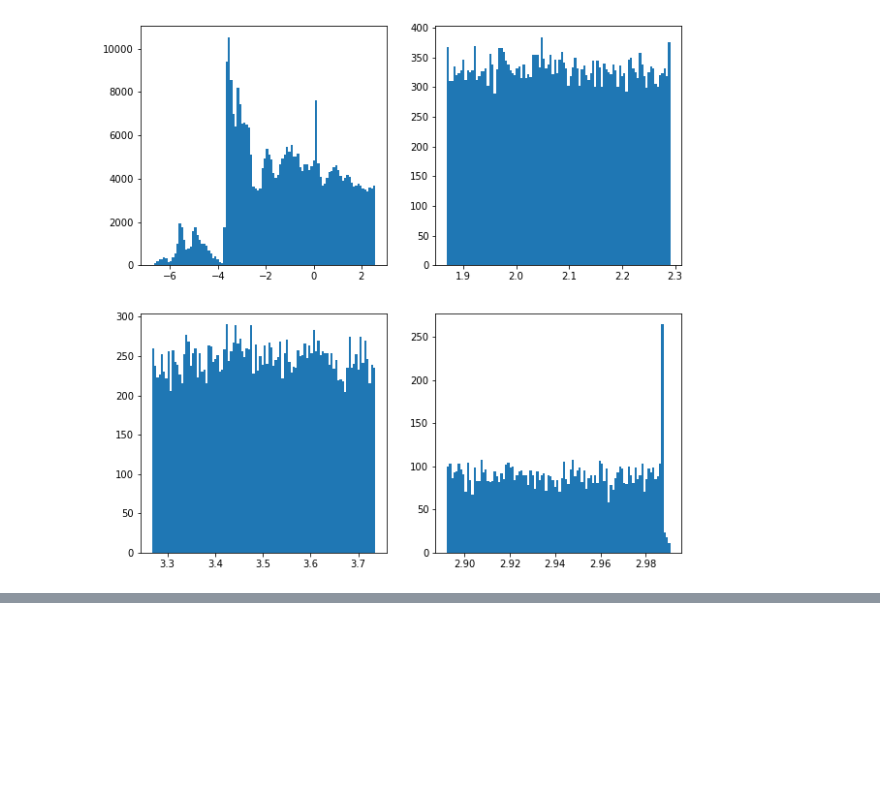
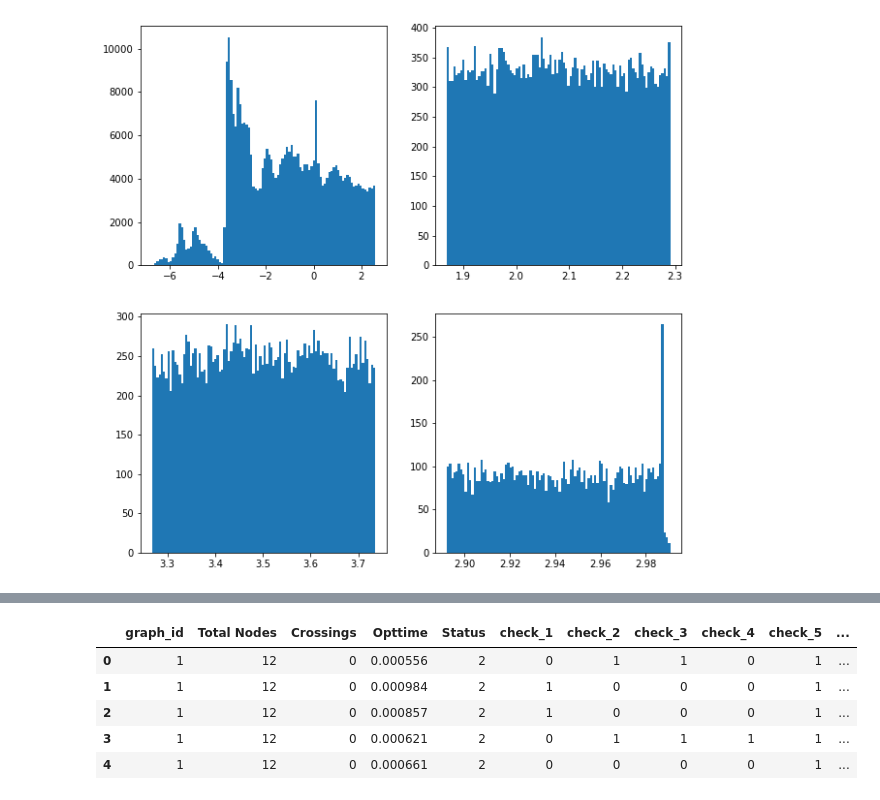
Before and after one commit to singhstack/CS7200-project, a Jupyter notebook: EDA/ku_analytics.ipynb, the cells around one changed output, grey strips where cells are left out. Drawn from its saved outputs; the diff is of its cells as text; code cells hidden in the pictures; blank space fills up the shorter version.

```diff
--- a/EDA/ku_analytics.ipynb
+++ b/EDA/ku_analytics.ipynb
@@ -129,0 +132,5 @@ plt.show()
+# %%
+graph_df = pd.read_csv(r'../data/graph_properties.csv')
+# %%
+graph_df['graph_id'] = graph_df.index + 1
+graph_df.head()
@@ -129,0 +158,14 @@ plt.show()
+# %%
+joined_df = df.merge(graph_df, on = 'File')
+joined_df = joined_df[['graph_id','Total Nodes', 'Crossings','Opttime','Status', 'check_1', 'check_2',
+       'check_3', 'check_4', 'check_5', 'check_6', 'check_7', 'check_8',
+       'check_9' ]]
+# %%
+joined_df.head()
+# %% [output]
+|  | graph_id | Total Nodes | Crossings | Opttime | Status | check_1 | check_2 | check_3 | check_4 | check_5 | ... |
+| 0 | 1 | 12 | 0 | 0.000556 | 2 | 0 | 1 | 1 | 0 | 1 | ... |
+| 1 | 1 | 12 | 0 | 0.000984 | 2 | 1 | 0 | 0 | 0 | 1 | ... |
+| 2 | 1 | 12 | 0 | 0.000857 | 2 | 1 | 0 | 0 | 0 | 1 | ... |
+| 3 | 1 | 12 | 0 | 0.000621 | 2 | 0 | 1 | 1 | 1 | 1 | ... |
+| 4 | 1 | 12 | 0 | 0.000661 | 2 | 0 | 0 | 0 | 0 | 1 | ... |
```
Also changed, not shown: parts of 7 cells of this notebook.
